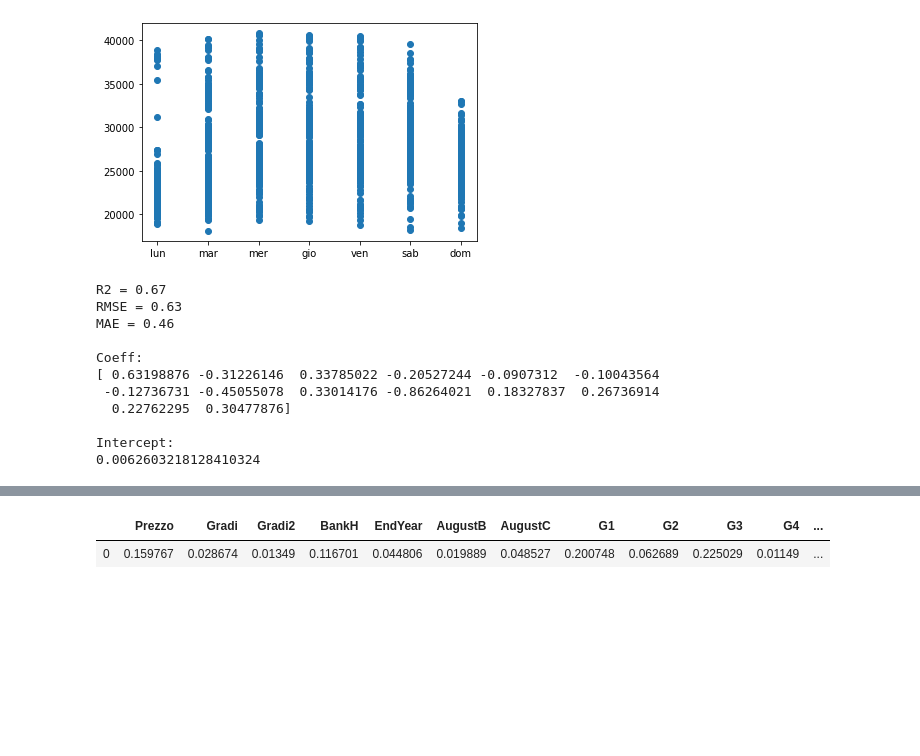
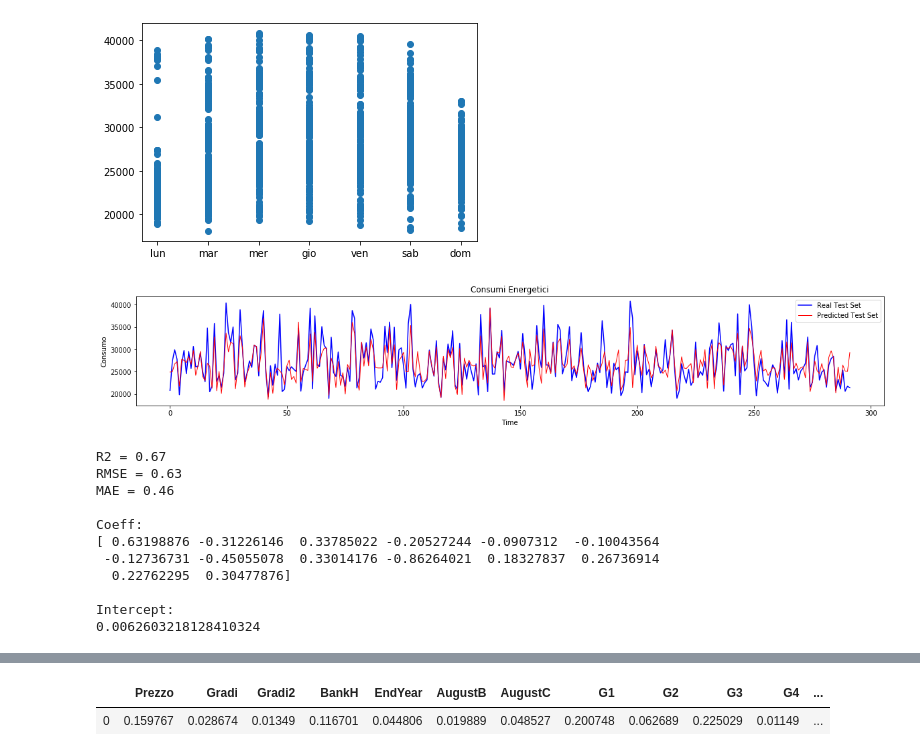
Before and after one commit to alessandropontini/Progetto_DSLAB, a Jupyter notebook: ste_reg_8_12_20/ita_8.ipynb, the cells around one changed output, grey strips where cells are left out. Drawn from its saved outputs; the diff is of its cells as text; code cells hidden in the pictures; blank space fills up the shorter version.

```diff
--- a/ste_reg_8_12_20/ita_8.ipynb
+++ b/ste_reg_8_12_20/ita_8.ipynb
@@ -138,6 +138,31 @@ def print_result(R2,RMSE,MAE,reg):
         print()
         print("Intercept:")
         print(reg.intercept_)
+
+def plot_result(X_train,X_test,y_train,y_test,regressor,scaler,onlyTest = False):
+
+    y_test_p = regressor.predict(X_test)
+    y_test = scaler.inverse_transform(y_test)
+    y_test_p = scaler.inverse_transform(y_test_p)
+
+    if not(onlyTest):
+        y_train_p = regressor.predict(X_train)
+        y_train = scaler.inverse_transform(y_train)
+        y_train_p = scaler.inverse_transform(y_train_p)
+        forcast = np.concatenate((y_train_p,y_test_p))
+        real = np.concatenate((y_train,y_test))
+    else:
+        forcast = y_test_p
+        real = y_test
+
+    plt.rcParams["figure.figsize"] = (20,3)
+    plt.plot(real, color = 'blue', label = 'Real Test Set')
+    plt.plot(forcast, linewidth=1,color = 'red', label = 'Predicted Test Set')
+    plt.title('Consumi Energetici')
+    plt.xlabel('Time')
+    plt.ylabel('Consumo')
+    plt.legend()
+    plt.show()
 # %%
 X_train, X_test, y_train, y_test = train_test_split(ita_08[["Prezzo","Gradi","Gradi2","BankH","EndYear","AugustB","AugustC","Giorno"]], ita_08["Consumo"], test_size=0.2, random_state=42)
 # %%
@@ -149,10 +174,12 @@ y_test,_ = preprocess_scale(y_test.to_numpy().reshape(-1, 1), scaler_y)
 # %%
 from sklearn.linear_model import LinearRegression
 reg = LinearRegression().fit(X_train, y_train.ravel())
 R2,RMSE,MAE = metrics(X_test,y_test,reg)
 
+plot_result(X_train,X_test,y_train,y_test,reg,scaler_y,True)
 print_result(R2,RMSE,MAE,reg)
 # %% [output]
+[figure, added]
 R2 = 0.67
 RMSE = 0.63
 MAE = 0.46
```
Also changed, not shown: parts of 7 cells of this notebook, 2 other files.
